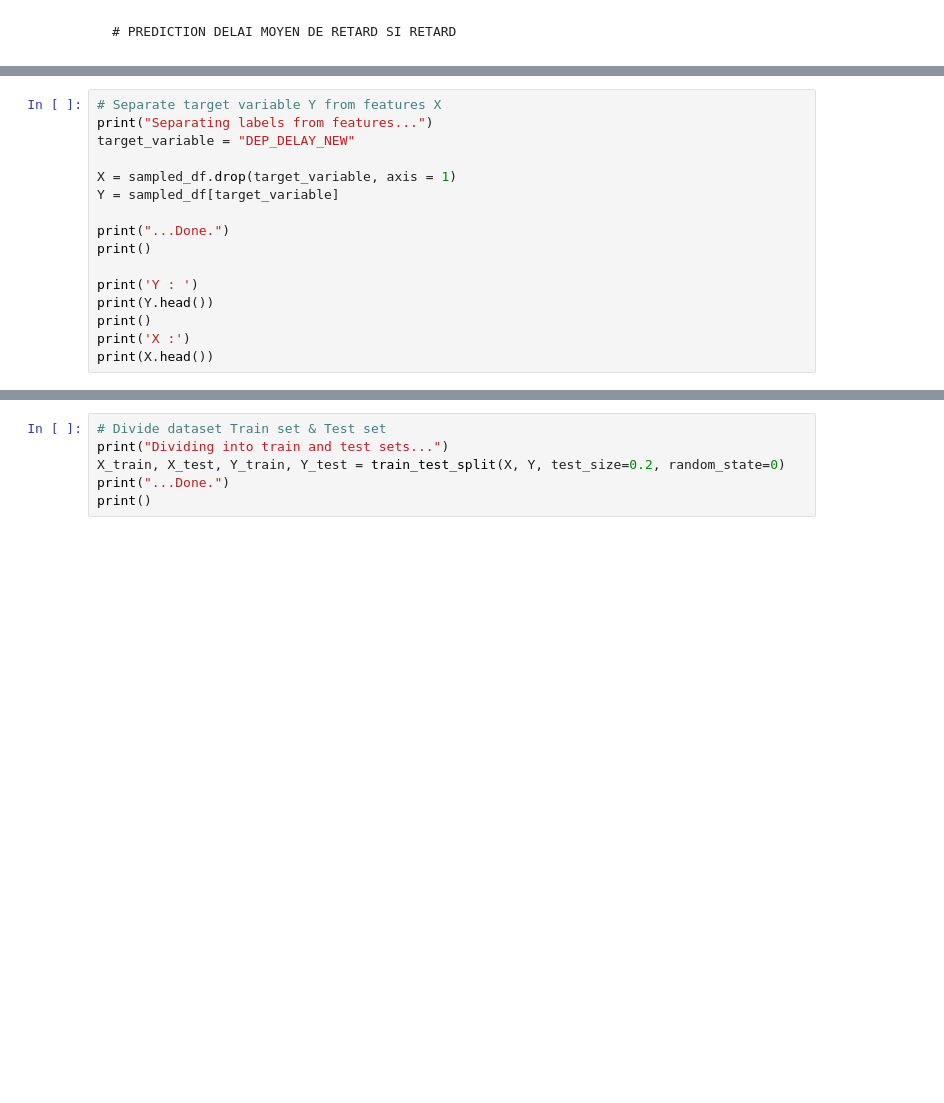
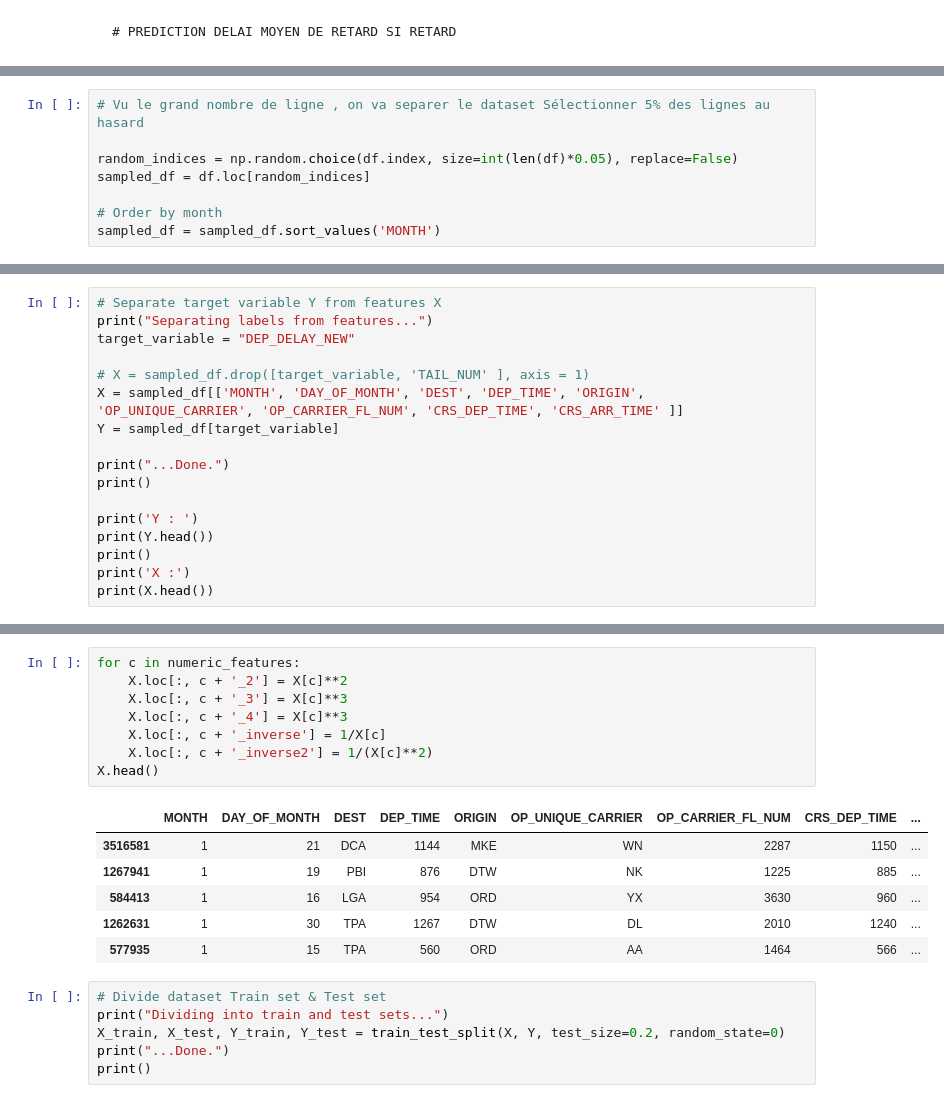
Before and after one commit to loft897/Final-Project-Jedha, a Jupyter notebook: final_project.ipynb, the cells around one changed output, grey strips where cells are left out. Saved outputs shown, nothing was run; the diff lists cells and outputs as text; blank space fills up the shorter version.

```diff
--- a/final_project.ipynb
+++ b/final_project.ipynb
@@ -1256,0 +1273,8 @@ sampled_df.head(5)
+# %%
+# Vu le grand nombre de ligne , on va separer le dataset Sélectionner 5% des lignes au hasard
+
+random_indices = np.random.choice(df.index, size=int(len(df)*0.05), replace=False)
+sampled_df = df.loc[random_indices]
+
+# Order by month
+sampled_df = sampled_df.sort_values('MONTH')
@@ -1259,7 +1302,8 @@ sampled_df.head(5)
 print("Separating labels from features...")
 target_variable = "DEP_DELAY_NEW"
 
-X = sampled_df.drop(target_variable, axis = 1)
+# X = sampled_df.drop([target_variable, 'TAIL_NUM' ], axis = 1)
+X = sampled_df[['MONTH', 'DAY_OF_MONTH', 'DEST', 'DEP_TIME', 'ORIGIN', 'OP_UNIQUE_CARRIER', 'OP_CARRIER_FL_NUM', 'CRS_DEP_TIME', 'CRS_ARR_TIME' ]]
 Y = sampled_df[target_variable]
 
 print("...Done.")
@@ -1307,3 +1351,18 @@ categorical features détected :  ['OP_UNIQUE_CARRIER', 'ORIGIN', 'ORIGIN_CITY_N
+# %%
+for c in numeric_features:
+    X.loc[:, c + '_2'] = X[c]**2
+    X.loc[:, c + '_3'] = X[c]**3
+    X.loc[:, c + '_4'] = X[c]**3
+    X.loc[:, c + '_inverse'] = 1/X[c]
+    X.loc[:, c + '_inverse2'] = 1/(X[c]**2)
+X.head()
+# %% [output]
+|  | MONTH | DAY_OF_MONTH | DEST | DEP_TIME | ORIGIN | OP_UNIQUE_CARRIER | OP_CARRIER_FL_NUM | CRS_DEP_TIME | ... |
+| 3516581 | 1 | 21 | DCA | 1144 | MKE | WN | 2287 | 1150 | ... |
+| 1267941 | 1 | 19 | PBI | 876 | DTW | NK | 1225 | 885 | ... |
+| 584413 | 1 | 16 | LGA | 954 | ORD | YX | 3630 | 960 | ... |
+| 1262631 | 1 | 30 | TPA | 1267 | DTW | DL | 2010 | 1240 | ... |
+| 577935 | 1 | 15 | TPA | 560 | ORD | AA | 1464 | 566 | ... |
 # %%
 # Divide dataset Train set & Test set
 print("Dividing into train and test sets...")
```
Also changed, not shown: parts of 17 cells of this notebook, 3 other files.
